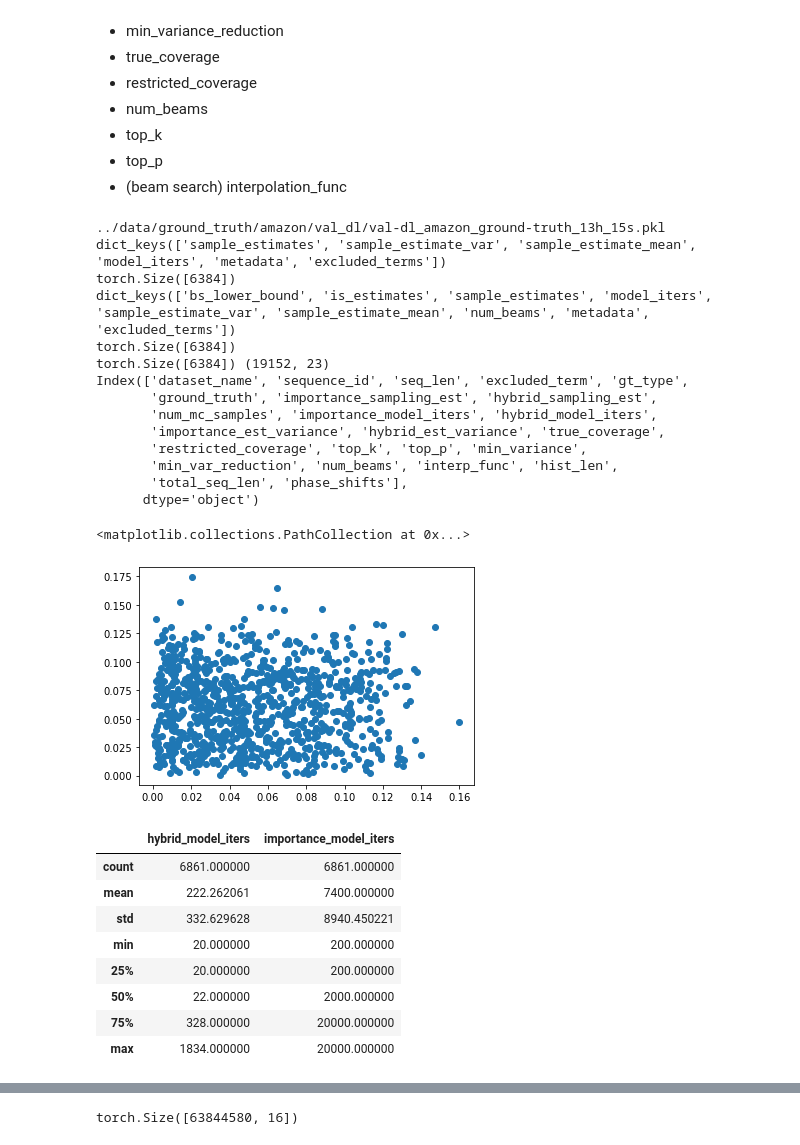
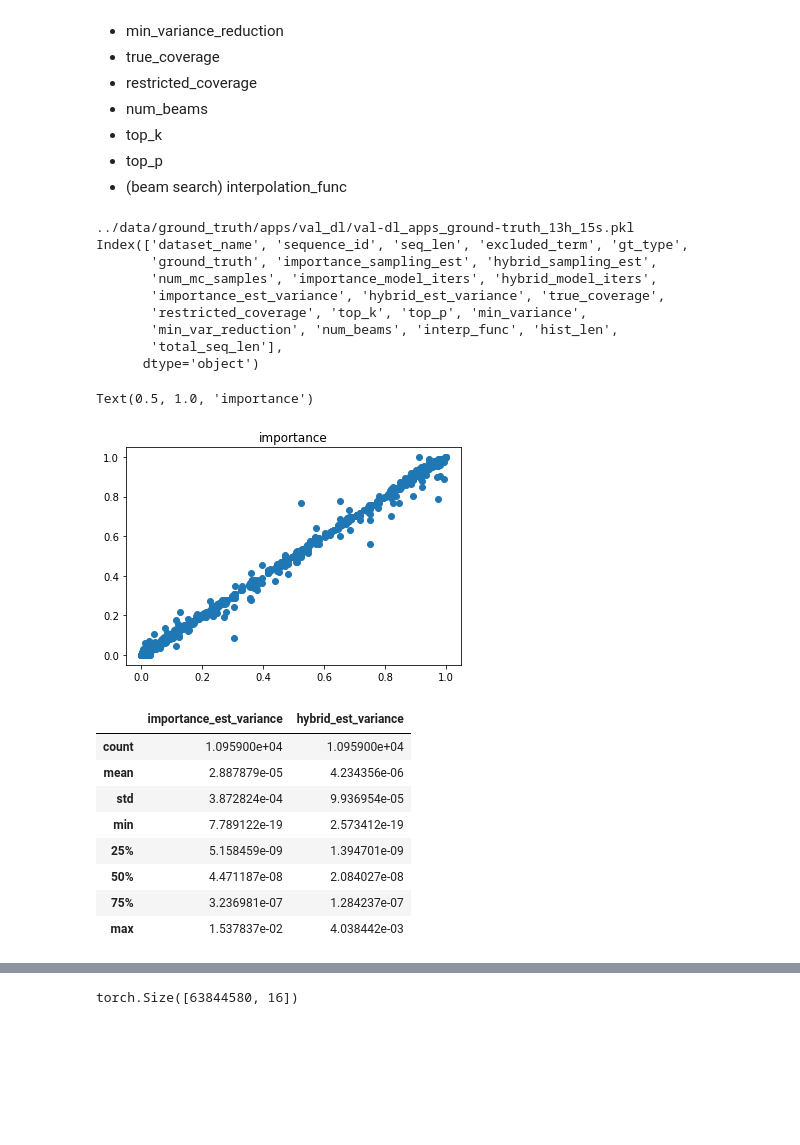
Before and after one commit to vshah99/prob_seq_queries_nnproject, a Jupyter notebook: notebooks/flatten_dataset.ipynb, the cells around one changed output, grey strips where cells are left out. Saved outputs shown, nothing was run; the diff lists cells and outputs as text; code cells hidden in the pictures; blank space fills up the shorter version.

Commit message:
Amazon and app data results look correct now

```diff
--- a/notebooks/flatten_dataset.ipynb
+++ b/notebooks/flatten_dataset.ipynb
@@ -144,9 +144,7 @@ def get_experiment_data(experiment, dataset, h, s, root="../data",
 
 
 def flatten_sampling(samp_dict,sub_estimates,sample_type="importance"):
-    print(samp_dict.keys())
     samp_estimates = samp_dict['sample_estimates'][:,:len(sub_estimates)]
-    print(samp_dict['excluded_terms'].shape)
     if not sub_estimates:
         if len(samp_estimates.shape) ==3:
             assert samp_estimates.shape[1] == samp_dict['metadata']['num_mc_samples'],\
@@ -260,9 +258,9 @@ def flatten_experiment(data_dict,experiment, dataset,h,s,
     phase_shifts = read_pkl("/srv/disk00/samshow/amazon/amazon_phase_trans.pkl")
     phase_shift_val_inds = read_pkl("../data/amazon/amazon_val_dl_transition_inds.pkl")
     phase_shifts = phase_shifts[phase_shift_val_inds].numpy().tolist()
-    print(phase_shift_val_inds.shape, final_df.shape)
-    final_df['phase_shifts'] = phase_shifts * sub_est_len
-    final_df['phase_shifts'] -=1
+    # print(phase_shift_val_inds.shape, final_df.shape)
+    # final_df['phase_shifts'] = phase_shifts * sub_est_len
+    # final_df['phase_shifts'] -=1
 
     return final_df
 # %%
@@ -294,28 +292,23 @@ def flatten_experiments(experiments, datasets, lengths):
        'importance_est_variance',  'hybrid_est_variance',
          'true_coverage', 'restricted_coverage',  'top_k', 'top_p', 'min_variance',
        'min_var_reduction', 'num_beams', 'interp_func',
-       'hist_len', 'total_seq_len', 'phase_shifts']
+       'hist_len', 'total_seq_len']#, 'phase_shifts']
     data_df = data_df[ordering]
     print(data_df.columns)
 
     return data_df
 # %%
-df = flatten_experiments(['val_dl'],['amazon'],[(13,15)])
+df = flatten_experiments(['val_dl'],['apps'],[(13,15)])
 # df = flatten_experiments(['val_dl'],['shakespeare'],[(18,20)])
 # %% [output]
-../data/ground_truth/amazon/val_dl/val-dl_amazon_ground-truth_13h_15s.pkl
-dict_keys(['sample_estimates', 'sample_estimate_var', 'sample_estimate_mean', 'model_iters', 'metadata', 'excluded_terms'])
-torch.Size([6384])
-dict_keys(['bs_lower_bound', 'is_estimates', 'sample_estimates', 'model_iters', 'sample_estimate_var', 'sample_estimate_mean', 'num_beams', 'metadata', 'excluded_terms'])
-torch.Size([6384])
-torch.Size([6384]) (19152, 23)
+../data/ground_truth/apps/val_dl/val-dl_apps_ground-truth_13h_15s.pkl
 Index(['dataset_name', 'sequence_id', 'seq_len', 'excluded_term', 'gt_type',
        'ground_truth', 'importance_sampling_est', 'hybrid_sampling_est',
        'num_mc_samples', 'importance_model_iters', 'hybrid_model_iters',
        'importance_est_variance', 'hybrid_est_variance', 'true_coverage',
        'restricted_coverage', 'top_k', 'top_p', 'min_variance',
        'min_var_reduction', 'num_beams', 'interp_func', 'hist_len',
-       'total_seq_len', 'phase_shifts'],
+       'total_seq_len'],
       dtype='object')
 # %%
 # data['importance_sampling']['metadata']['sub_estimates']
@@ -324,20 +317,21 @@ Index(['dataset_name', 'sequence_id', 'seq_len', 'excluded_term', 'gt_type',
 # df.phase_shifts.describe()
 # df[['importance_model_iters','hybrid_model_iters']].tail(50)
 # %%
-df = df[df['phase_shifts'] > 10]
-plt.scatter(df.loc[df['num_mc_samples'] == 1000,'ground_truth'],df.loc[df['num_mc_samples'] == 1000,'hybrid_sampling_est'])
+# df = df[df['phase_shifts'] > 10]
+plt.scatter(df['ground_truth'],df['importance_sampling_est'])
+plt.title("importance")
 # %% [output]
-<matplotlib.collections.PathCollection at 0x...>
+Text(0.5, 1.0, 'importance')
-[figure, old version]
+[figure, new version]
 # %%
-df[['hybrid_model_iters','importance_model_iters']].describe()
+df[['importance_est_variance','hybrid_est_variance']].describe()
 # %% [output]
-|  | hybrid_model_iters | importance_model_iters |
-| count | 6861.000000 | 6861.000000 |
-| mean | 222.262061 | 7400.000000 |
-| std | 332.629628 | 8940.450221 |
-| min | 20.000000 | 200.000000 |
-| 25% | 20.000000 | 200.000000 |
-| 50% | 22.000000 | 2000.000000 |
-| 75% | 328.000000 | 20000.000000 |
-| max | 1834.000000 | 20000.000000 |
+|  | importance_est_variance | hybrid_est_variance |
+| count | 1.095900e+04 | 1.095900e+04 |
+| mean | 2.887879e-05 | 4.234356e-06 |
+| std | 3.872824e-04 | 9.936954e-05 |
+| min | 7.789122e-19 | 2.573412e-19 |
+| 25% | 5.158459e-09 | 1.394701e-09 |
+| 50% | 4.471187e-08 | 2.084027e-08 |
+| 75% | 3.236981e-07 | 1.284237e-07 |
+| max | 1.537837e-02 | 4.038442e-03 |
```
Also changed, not shown: parts of 2 cells of this notebook, 10 other files.
